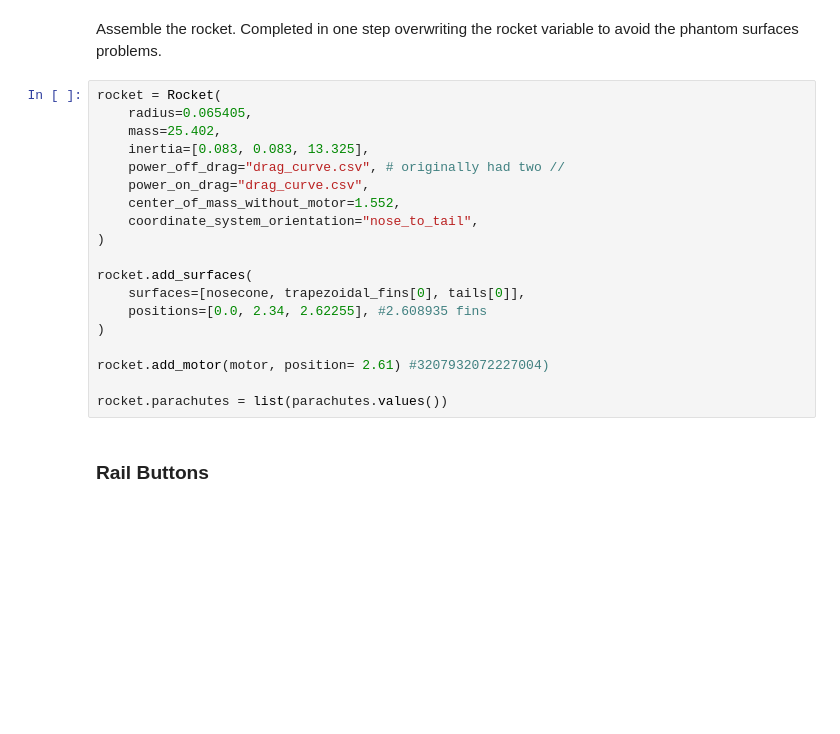
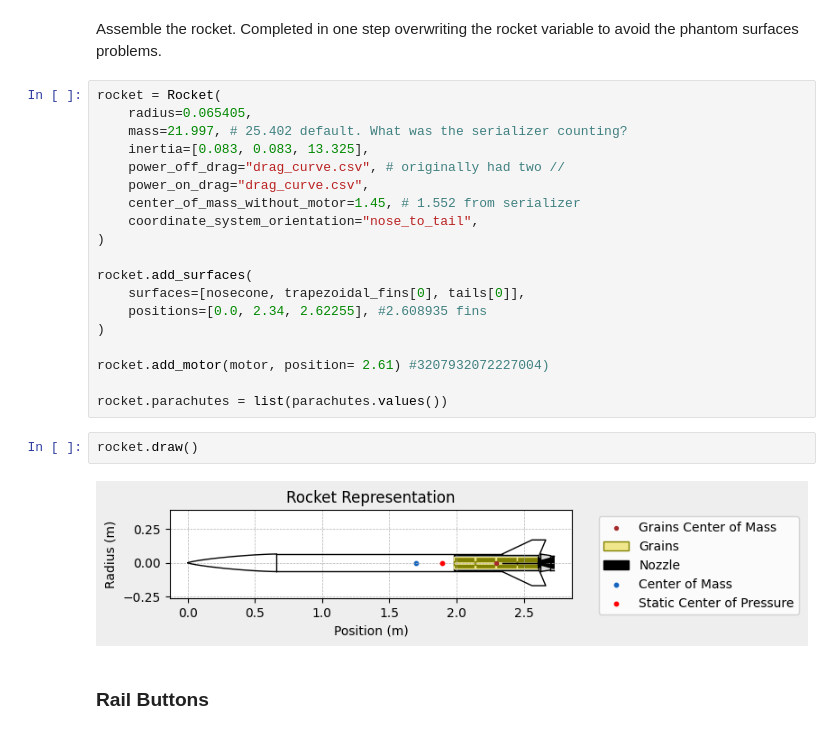
Before and after one commit to CU-Rocketry/Ve-rf-lnir, a Jupyter notebook: CompRocketSim.ipynb, the cells around one changed output. Saved outputs shown, nothing was run; the diff lists cells and outputs as text; blank space fills up the shorter version.

```diff
--- a/CompRocketSim.ipynb
+++ b/CompRocketSim.ipynb
@@ -174,11 +178,11 @@ Assemble the rocket. Completed in one step overwriting the rocket variable to av
 # %%
 rocket = Rocket(
     radius=0.065405,
-    mass=25.402,
+    mass=21.997, # 25.402 default. What was the serializer counting?
     inertia=[0.083, 0.083, 13.325],
     power_off_drag="drag_curve.csv", # originally had two //
     power_on_drag="drag_curve.csv",
-    center_of_mass_without_motor=1.552,
+    center_of_mass_without_motor=1.45, # 1.552 from serializer
     coordinate_system_orientation="nose_to_tail",
 )
 
@@ -190,6 +194,10 @@ rocket.add_surfaces(
 rocket.add_motor(motor, position= 2.61) #3207932072227004)
 
 rocket.parachutes = list(parachutes.values())
+# %%
+rocket.draw()
+# %% [output]
+[figure, added]
 # %% [markdown]
 ### Rail Buttons
 # %%
```
Also changed, not shown: parts of 4 cells of this notebook.
